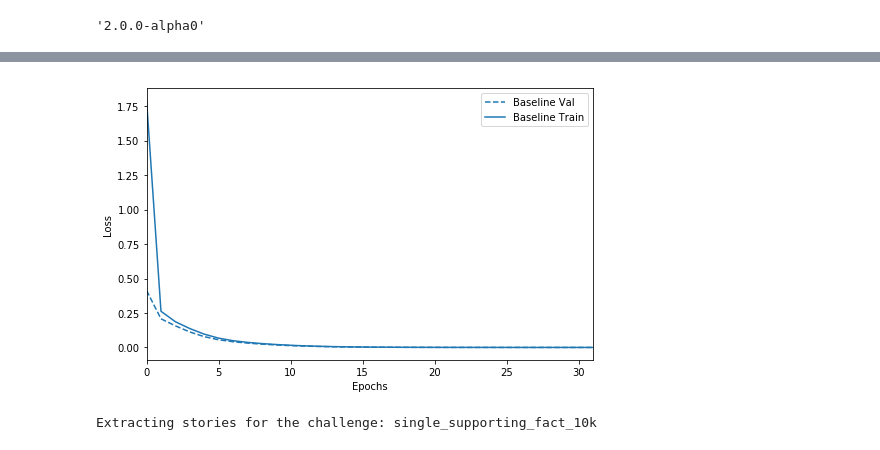
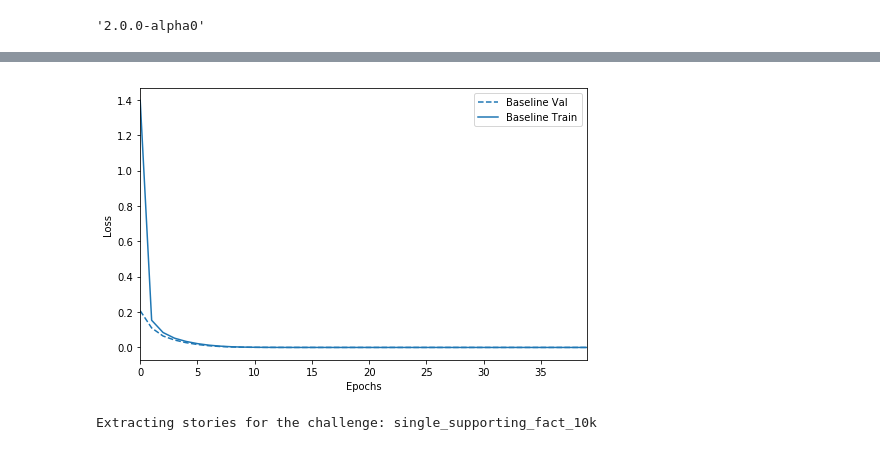
Before and after one commit to tlqtangok/tf2, a Jupyter notebook: tf_2_0_gpu_demo.ipynb, the cells around one changed output, grey strips where cells are left out. Drawn from its saved outputs; the diff is of its cells as text; code cells hidden in the pictures.

```diff
--- a/tf_2_0_gpu_demo.ipynb
+++ b/tf_2_0_gpu_demo.ipynb
@@ -62,6 +351,11 @@ import numpy as np
 import re
 import os
 from sklearn.model_selection import train_test_split
+
+from IPython.display import display
+from PIL import Image
+import matplotlib.pyplot as plt
+
 # x0,y0,  x1,y1 = train_test_split(x,y,test_size=0.2)
 
 
@@ -80,14 +374,15 @@ def plot_history(histories, key='binary_crossentropy'):
 
 def get_model(i_0, i_1):
     m_0 = Sequential([
-    Dense(id_label_all.shape[-1]*2, activation='linear', input_shape= i_0.shape[1:]),
+    Dense(id_label_all.shape[-1]*2, activation='linear', input_shape= i_0.shape[1:])
+
 #         Dense(id_label_all.shape[-1]*2,  activation='relu')
         ])
 
 
     m_1 = Sequential([
         Dense(id_label_all.shape[-1]*3,  activation='linear', input_shape= i_1.shape[1:]),
-        Dense(id_label_all.shape[-1]*2, activation='relu'),
+        Dense(id_label_all.shape[-1]*2, activation='linear'),
         ])
 
     id_ans = response = add([m_0(i_0),m_1(i_1)])  # must use add( ), if not , show error on model save
@@ -98,14 +393,14 @@ def get_model(i_0, i_1):
 
     model =  Model([i_0, i_1], id_ans)
 
-    plot_model(m_0,  to_file='m_0.png',show_shapes=True)
-    !./tfr t m_0.png
+#     plot_model(m_0,  to_file='m_0.png',show_shapes=True)
+#     !./tfr t m_0.png
 
-    plot_model(m_1,  to_file='m_1.png',show_shapes=True)
-    !./tfr t m_1.png
+#     plot_model(m_1,  to_file='m_1.png',show_shapes=True)
+#     !./tfr t m_1.png
 
-    plot_model(model,  to_file='model.png',show_shapes=True)
-    !./tfr t model.png
+#     plot_model(model,  to_file='model.png',show_shapes=True)
+#     !./tfr t model.png
 
     return model
     # x_train_0 (+) x_train_1 => x_label
@@ -118,7 +413,7 @@ def get_model(i_0, i_1):
 flag_train = 1
 ###
 
-x_items = 20000
+x_items = 80000
 if not flag_train:
     x_items = int(x_items/100.0)
 
@@ -165,8 +460,8 @@ if flag_train:
         x_label,
 
         validation_data=([y_test_0,y_test_1], y_label),
-        epochs=32,
-        batch_size=256,
+        epochs=40,
+        batch_size=512,
         verbose=1
     )
 
@@ -221,4 +516,4 @@ Epoch 4/32
-[figure, old version]
+[figure, new version]
 # %%
 '''
 #Trains a memory network on the bAbI dataset.
```
Also changed, not shown: parts of 7 cells of this notebook.
